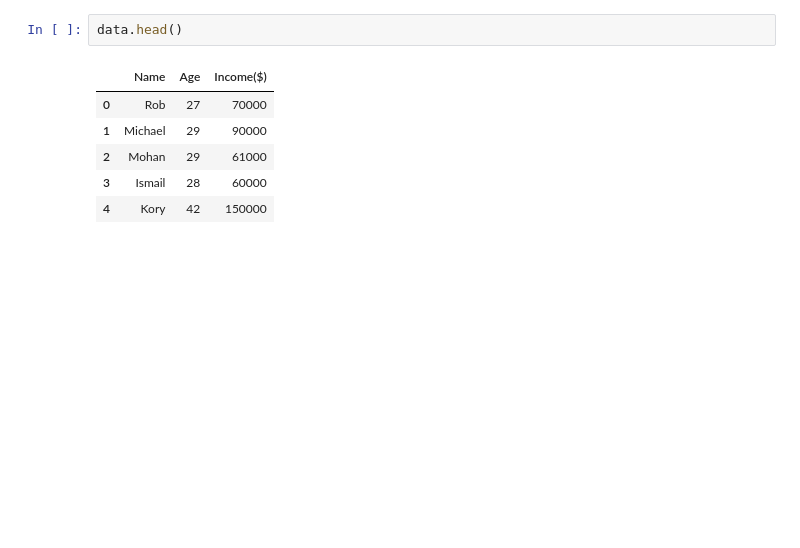
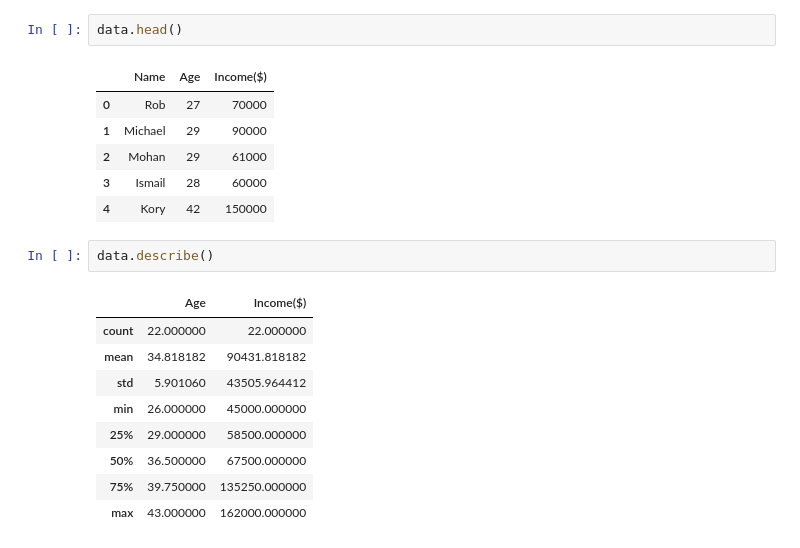
Before and after one commit to gideon-ogunbanjo/ClusterML, a Jupyter notebook: Model/ClusterML.ipynb, the cells around one changed output. Cells and saved outputs as stored; diff of their text form; blank space fills up the shorter version.

```diff
--- a/Model/ClusterML.ipynb
+++ b/Model/ClusterML.ipynb
@@ -14,3 +14,15 @@ data.head()
 | 2 | Mohan | 29 | 61000 |
 | 3 | Ismail | 28 | 60000 |
 | 4 | Kory | 42 | 150000 |
+# %%
+data.describe()
+# %% [output]
+|  | Age | Income($) |
+| count | 22.000000 | 22.000000 |
+| mean | 34.818182 | 90431.818182 |
+| std | 5.901060 | 43505.964412 |
+| min | 26.000000 | 45000.000000 |
+| 25% | 29.000000 | 58500.000000 |
+| 50% | 36.500000 | 67500.000000 |
+| 75% | 39.750000 | 135250.000000 |
+| max | 43.000000 | 162000.000000 |
```
Also changed, not shown: parts of 1 cell of this notebook.
